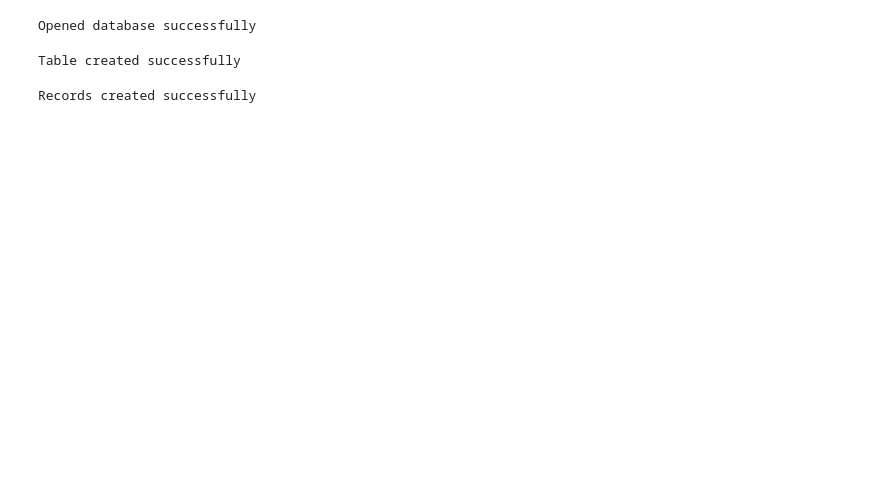
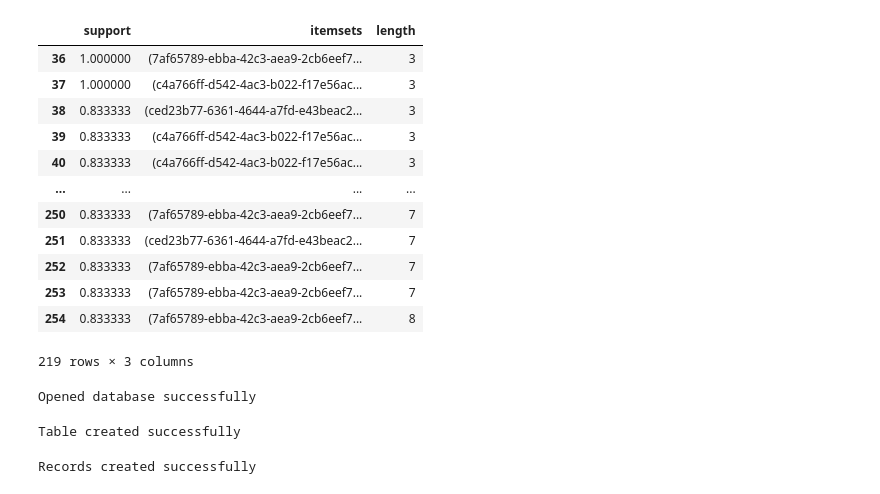
Before and after one commit to yehezkiel1086/ml-web-honeypot, a Jupyter notebook: data-mining/assoc_rules_sess_uuid.ipynb, the cells around one changed output. Drawn from its saved outputs; the diff is of its cells as text; code cells hidden in the pictures; blank space fills up the shorter version.

```diff
--- a/data-mining/assoc_rules_sess_uuid.ipynb
+++ b/data-mining/assoc_rules_sess_uuid.ipynb
@@ -118,3 +118,20 @@ frequent_itemsets
+# %%
+large_frequent_itemsets = frequent_itemsets[frequent_itemsets["length"] >= 3]
+large_frequent_itemsets
+# %% [output]
+|  | support | itemsets | length |
+| 36 | 1.000000 | (7af65789-ebba-42c3-aea9-2cb6eef7... | 3 |
+| 37 | 1.000000 | (c4a766ff-d542-4ac3-b022-f17e56ac... | 3 |
+| 38 | 0.833333 | (ced23b77-6361-4644-a7fd-e43beac2... | 3 |
+| 39 | 0.833333 | (c4a766ff-d542-4ac3-b022-f17e56ac... | 3 |
+| 40 | 0.833333 | (c4a766ff-d542-4ac3-b022-f17e56ac... | 3 |
+| ... | ... | ... | ... |
+| 250 | 0.833333 | (7af65789-ebba-42c3-aea9-2cb6eef7... | 7 |
+| 251 | 0.833333 | (ced23b77-6361-4644-a7fd-e43beac2... | 7 |
+| 252 | 0.833333 | (7af65789-ebba-42c3-aea9-2cb6eef7... | 7 |
+| 253 | 0.833333 | (7af65789-ebba-42c3-aea9-2cb6eef7... | 7 |
+| 254 | 0.833333 | (7af65789-ebba-42c3-aea9-2cb6eef7... | 8 |
+219 rows × 3 columns
 # %%
 import psycopg2
 
```
Also changed, not shown: parts of 11 cells of this notebook.
